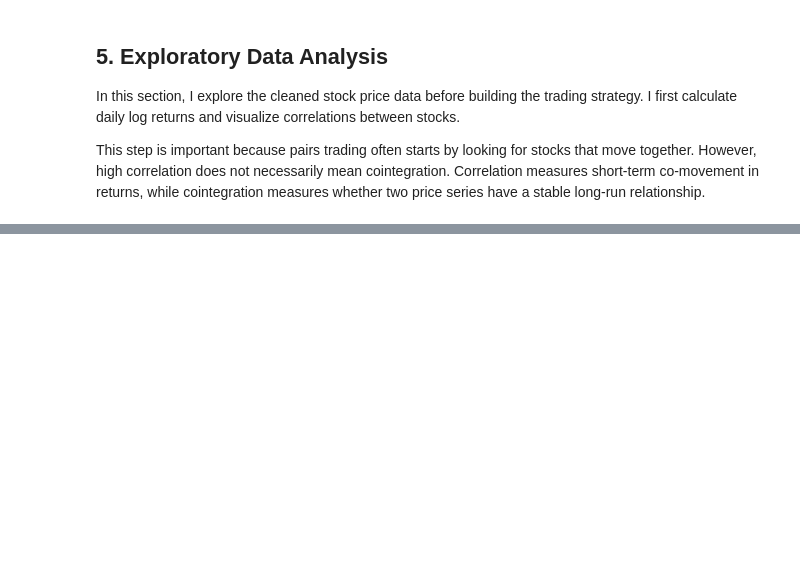
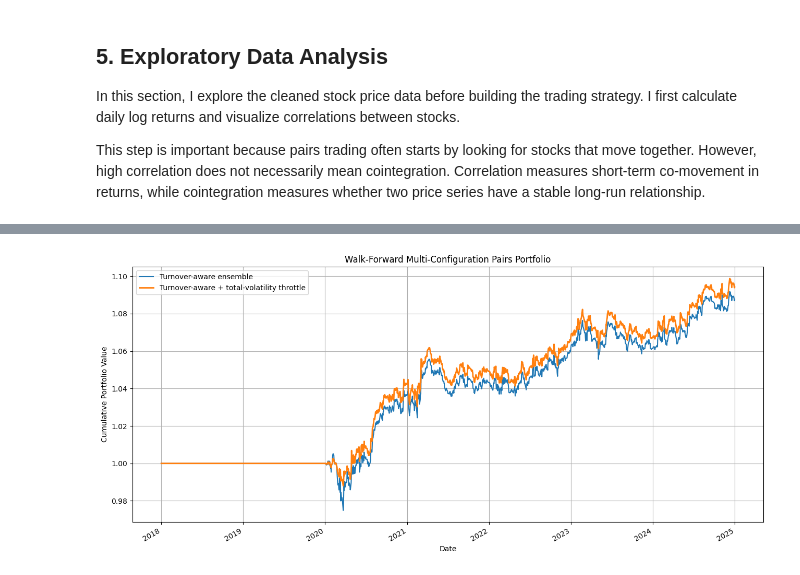
Before and after one commit to Laura-Xia/pairs-trading-strategy, a Jupyter notebook: notebooks/pairs_trading.ipynb, the cells around one changed output, grey strips where cells are left out. Saved outputs shown, nothing was run; the diff lists cells and outputs as text; code cells hidden in the pictures; blank space fills up the shorter version.

```diff
--- a/notebooks/pairs_trading.ipynb
+++ b/notebooks/pairs_trading.ipynb
@@ -1580,0 +3275,35 @@ Overall, the rolling z-score pairs trading strategy produced a strong result for
+# %%
+# ============================================================
+# CUMULATIVE PERFORMANCE
+# ============================================================
+
+plt.figure(
+    figsize=(13, 6)
+)
+
+(
+    1 + turnover_aware_returns
+).cumprod().plot(
+    label="Turnover-aware ensemble",
+    linewidth=1.5
+)
+
+(
+    1 + final_portfolio_returns
+).cumprod().plot(
+    label="Turnover-aware + total-volatility throttle",
+    linewidth=2
+)
+
+plt.title(
+    "Walk-Forward Multi-Configuration Pairs Portfolio"
+)
+
+plt.xlabel("Date")
+plt.ylabel("Cumulative Portfolio Value")
+plt.legend()
+plt.grid(True)
+plt.tight_layout()
+plt.show()
+# %% [output]
+[figure, added]
```
Also changed, not shown: parts of 113 cells of this notebook, 1 other file.
